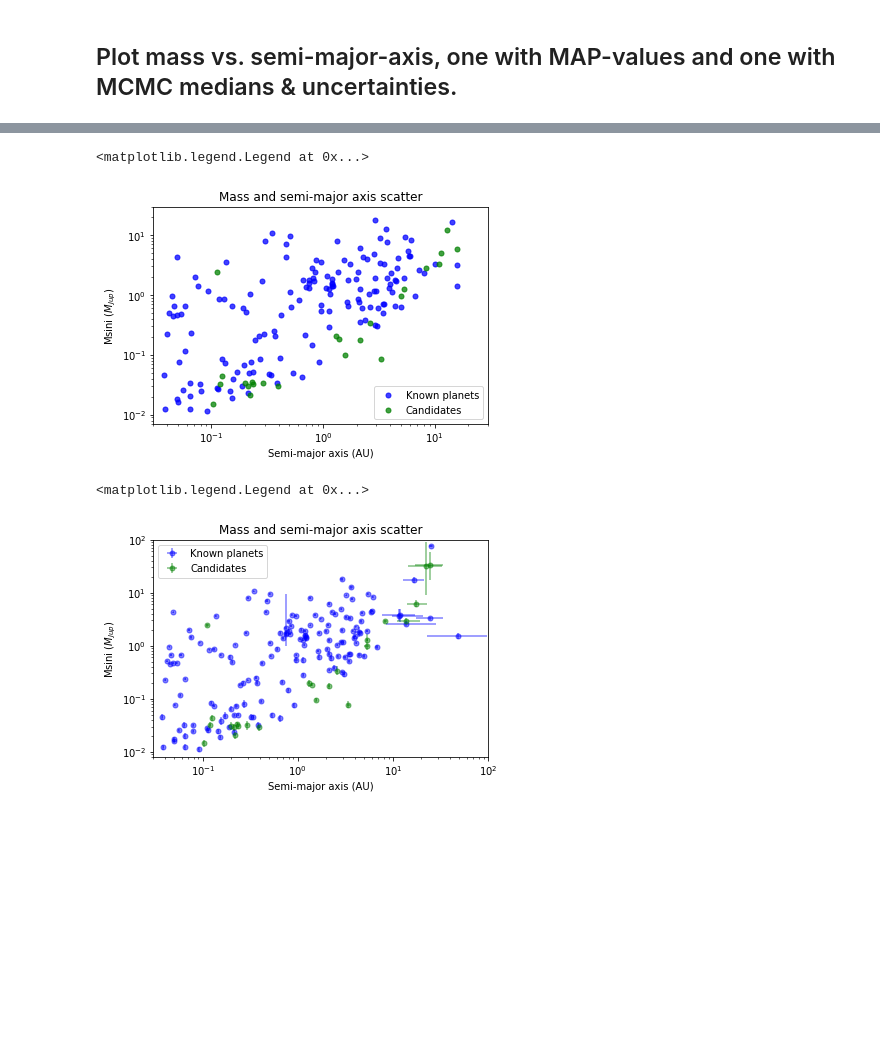
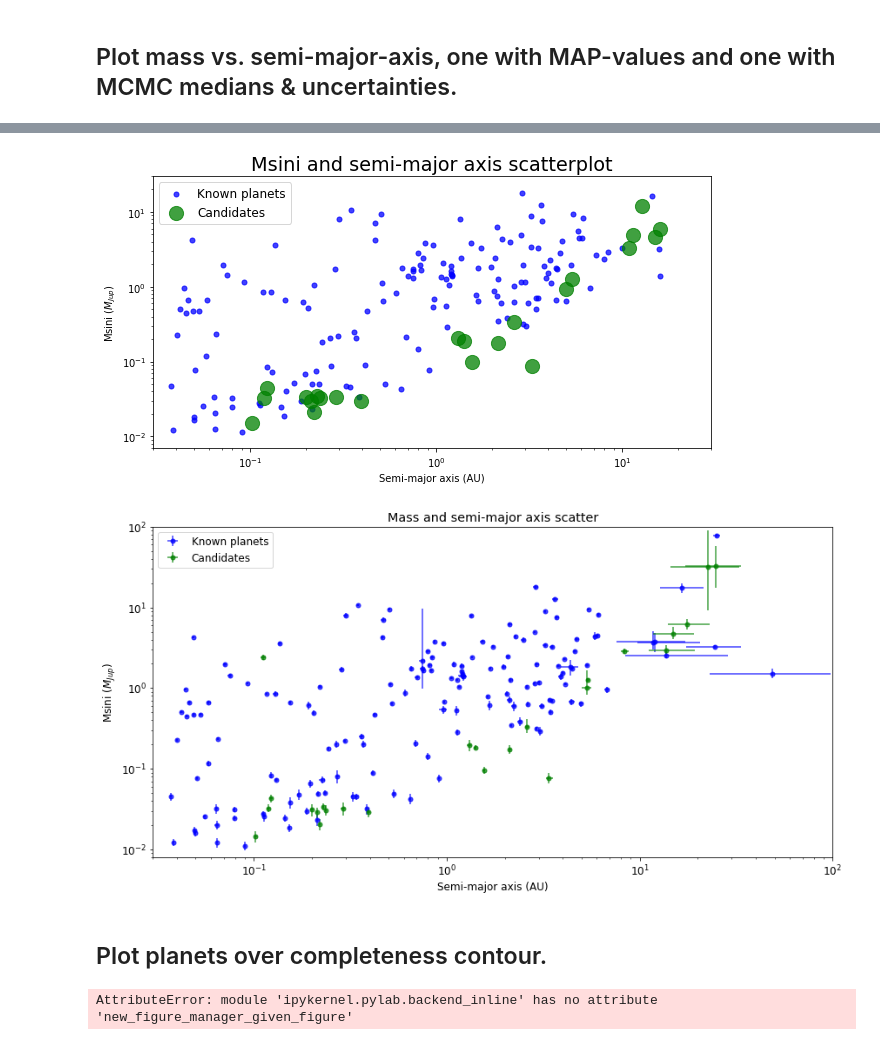
Before and after one commit to leerosenthalj/CLSI, a Jupyter notebook: Poster_plots.ipynb, the cells around one changed output, grey strips where cells are left out. Saved outputs shown, nothing was run; the diff lists cells and outputs as text; code cells hidden in the pictures; blank space fills up the shorter version.

```diff
--- a/Poster_plots.ipynb
+++ b/Poster_plots.ipynb
@@ -22,10 +24,13 @@ specmatch = pd.read_csv('legacy_tables/legacy_specmatch_medians.csv')
 ## Plot mass vs. semi-major-axis, one with MAP-values and one with MCMC medians & uncertainties.
 # %%
 planets_old = planets.query('status == "K"').reset_index()
-planets_new = planets.query('status == "C"').reset_index()
+planets_new = planets.query('status == "C" or status == "J"').reset_index()
+print(len(planets_old))
 print(len(planets_new))
-print(len(planets_new.query('mass_plus < 15')))
+print(len(planets_new.query('mass < 15')))
 
 # Find the weird error outlier among the old planets.
-planets_old.query('mass_plus - mass_minus > 7 and mass_med < 40')
+#print(planets_old.query('mass_plus - mass_minus > 7 and mass_med < 40'))
+#planets_new.query('axis > 3 and mass < 0.1')
+planets_old.sort_values('axis')[['hostname', 'axis', 'axis_med', 'axis_minus','axis_plus']]
 # %% [output]
@@ -38,22 +58,23 @@ planets_old.query('mass_plus - mass_minus > 7 and mass_med < 40')
 # %%
-fig, ax = plt.subplots()
-plt.title('Mass and semi-major axis scatter')
+fig, ax = plt.subplots(figsize=(10, 5))
+matplotlib.rcParams.update({'font.size': 16})
+plt.title('Msini and semi-major axis scatterplot')
+matplotlib.rcParams.update({'font.size': 12})
 ax.scatter(planets_old.axis, planets_old.mass, c='b', alpha=0.75, label='Known planets')
-ax.scatter(planets_new.axis, planets_new.mass, c='g', alpha=0.75, label='Candidates')
+ax.scatter(planets_new.axis, planets_new.mass, s=200, c='g', alpha=0.75, label='Candidates')
 ax.set_xlim([3*10**-2, 30])
 ax.set_ylim([7*10**-3, 30])
 ax.set_xscale('log')
 ax.set_yscale('log')
 ax.set_xlabel('Semi-major axis (AU)')
 ax.set_ylabel(r'Msini ($M_{Jup}$)')
 ax.legend()
 
-fig.savefig()
+fig.savefig('Poster_plots/m_a_filter.png', dpi=500)
 # %% [output]
-<matplotlib.legend.Legend at 0x...>
-[figure, old version]
+[figure, new version]
 # %%
-fig, ax = plt.subplots()
+fig, ax = plt.subplots(figsize=(14, 7))
 plt.title('Mass and semi-major axis scatter')
 
 axerr_minus_old = planets_old.axis_med - planets_old.axis_minus
@@ -72,10 +93,10 @@ merr_new = [merr_minus_new, merr_plus_new]
 
 ax.errorbar(planets_old.axis_med, planets_old.mass_med,
             xerr=axerr_old, yerr=merr_old,
-            fmt='o',c='b', alpha=0.5, label='Known planets')
+            fmt='o',c='b', alpha=0.75, label='Known planets')
 ax.errorbar(planets_new.axis_med, planets_new.mass_med,
             xerr=axerr_new, yerr=merr_new,
-            fmt='o',c='g', alpha=0.5, label='Candidates')
+            fmt='o',c='g', alpha=0.75, label='Candidates')
 
 ax.set_xlim([3*10**-2, 10**2])
 ax.set_ylim([8*10**-3, 10**2])
@@ -84,6 +105,14 @@ ax.set_yscale('log')
 ax.set_xlabel('Semi-major axis (AU)')
 ax.set_ylabel(r'Msini ($M_{Jup}$)')
 ax.legend()
+fig.savefig('Poster_plots/m_a_filter_errs.png', dpi=300)
 # %% [output]
-<matplotlib.legend.Legend at 0x...>
-[figure, old version]
+[figure, new version]
+# %% [markdown]
+## Plot planets over completeness contour.
+# %%
+#comp = Completeness(recoveries, mstar=None)
+#cp = CompletenessPlots(comp)
+complete_fig = pickle.load(open('Poster_plots/completeness_fig.pkl', 'rb'))
+# %% [output]
+AttributeError: module 'ipykernel.pylab.backend_inline' has no attribute 'new_figure_manager_given_figure'
```
Also changed, not shown: parts of 9 cells of this notebook, 17 other files.
